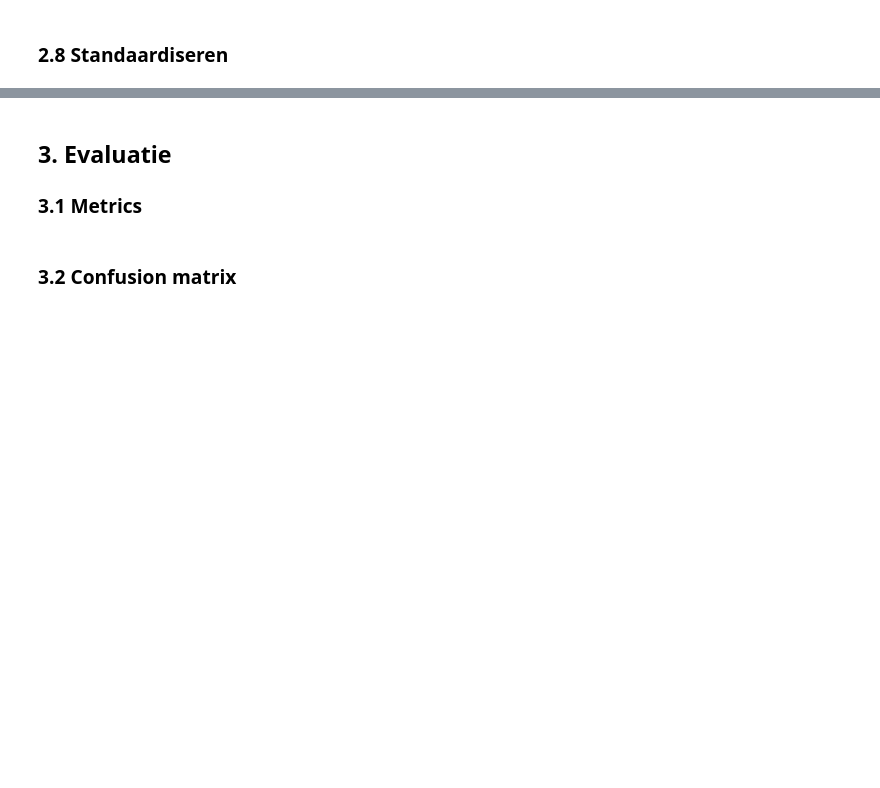
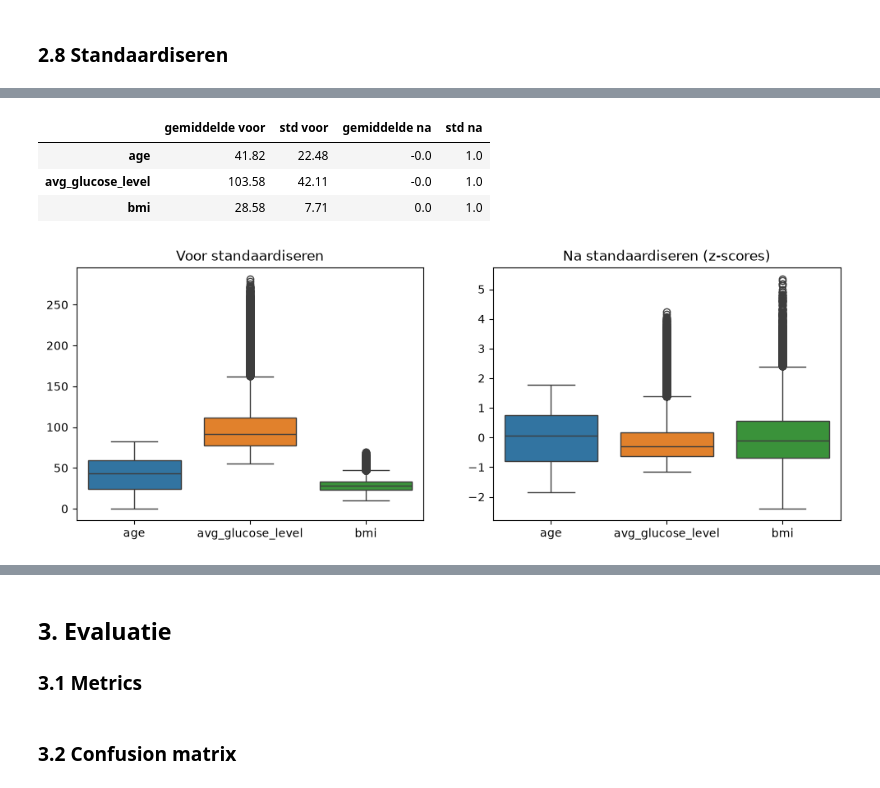
Before and after one commit to rabpie/26-27-Machine-Learning-groep-6, a Jupyter notebook: ML-Voorspel herseninfarct.ipynb, the cells around one changed output, grey strips where cells are left out. Drawn from its saved outputs; the diff is of its cells as text; code cells hidden in the pictures; blank space fills up the shorter version.

```diff
--- a/ML-Voorspel herseninfarct.ipynb
+++ b/ML-Voorspel herseninfarct.ipynb
@@ -486,0 +519,15 @@ plt.show()
+# %%
+cleaner = StrokeCleaner(data.train)
+cleaner.drop_rows(cleaner.df["gender_Other"],
+                  "Geslacht 'Other' (te kleine groep)")
+cleaner.drop_rows(cleaner.df["bmi"] > 70,
+                  "BMI boven 70 (onrealistisch)")
+cleaner.drop_columns(["id"], "id (geen medische informatie)")
+cleaner.drop_columns(["gender_Other", "gender_Female",
+                      "ever_married_No", "Residence_type_Rural"],
+                     "Overbodige dummy-kolommen")
+cleaner.bool_to_int()
+
+train_clean = cleaner.df
+print(f"Voor: {data.train.shape}, na: {train_clean.shape}")
+cleaner.summary()
@@ -488,0 +577,32 @@ plt.show()
+# %%
+from sklearn.preprocessing import StandardScaler
+
+# X = features, y = doelvariabele
+X_train = train_clean.drop(columns=TARGET)
+y_train = train_clean[TARGET]
+
+scaler = StandardScaler()
+X_scaled = X_train.copy()
+# Alleen de numerieke kolommen standaardiseren, 0/1-kolommen blijven gelijk
+X_scaled[NUMERIC_COLS] = scaler.fit_transform(X_train[NUMERIC_COLS])
+
+pd.DataFrame({
+    "gemiddelde voor": X_train[NUMERIC_COLS].mean(),
+    "std voor": X_train[NUMERIC_COLS].std(),
+    "gemiddelde na": X_scaled[NUMERIC_COLS].mean(),
+    "std na": X_scaled[NUMERIC_COLS].std(),
+}).round(2)
+# %% [output]
+|  | gemiddelde voor | std voor | gemiddelde na | std na |
+| age | 41.82 | 22.48 | -0.0 | 1.0 |
+| avg_glucose_level | 103.58 | 42.11 | -0.0 | 1.0 |
+| bmi | 28.58 | 7.71 | 0.0 | 1.0 |
+# %%
+fig, axes = plt.subplots(1, 2, figsize=(12, 4))
+sns.boxplot(data=X_train[NUMERIC_COLS], ax=axes[0])
+axes[0].set_title("Voor standaardiseren")
+sns.boxplot(data=X_scaled[NUMERIC_COLS], ax=axes[1])
+axes[1].set_title("Na standaardiseren (z-scores)")
+plt.show()
+# %% [output]
+[figure, added]
```
Also changed, not shown: parts of 6 cells of this notebook.
